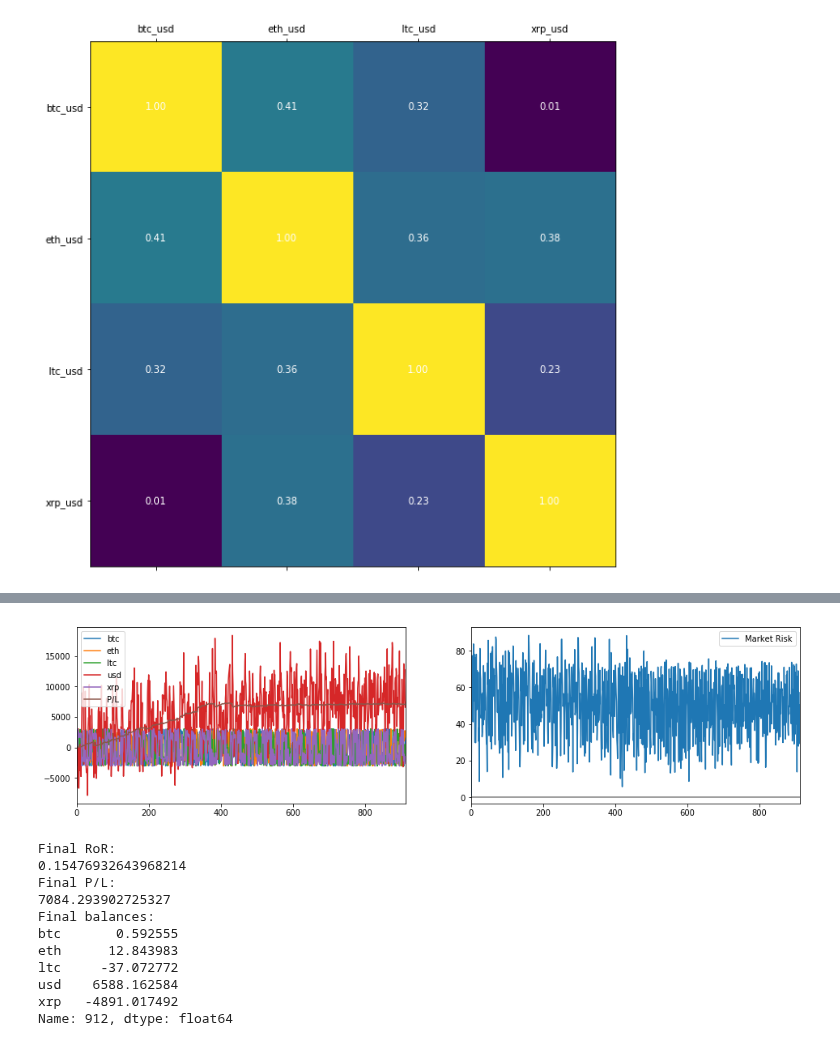
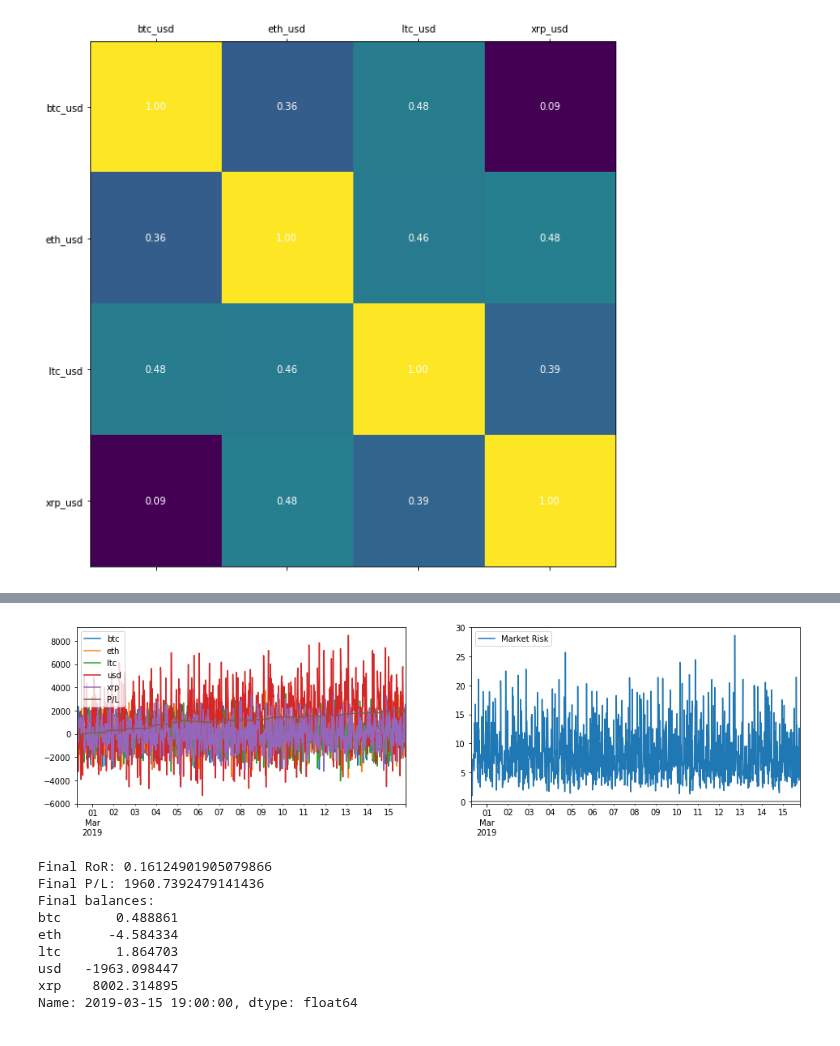
Before and after one commit to cambrian/quant, a Jupyter notebook: research/analysis.ipynb, the cells around one changed output, grey strips where cells are left out. Saved outputs shown, nothing was run; the diff lists cells and outputs as text; code cells hidden in the pictures.

Commit message:
better data processing

```diff
--- a/research/analysis.ipynb
+++ b/research/analysis.ipynb
@@ -19,5 +22,5 @@ Requirement already satisfied: scikit-learn in /usr/local/lib/python3.7/site-pac
 Requirement already satisfied: scipy>=0.13.3 in /usr/local/lib/python3.7/site-packages (from scikit-learn->sklearn) (1.2.1)
 # %%
-currencies = ['usd', 'btc', 'eth', 'ltc', 'xrp']
+currencies = ['usd', 'btc', 'eth', 'ltc', 'xrp', 'eos']
 pairs = [c + '_usd' for c in currencies if c != 'usd']
 volume_keys = [c + '_tx_volume' for c in currencies if c != 'usd']
@@ -29,10 +39,10 @@ def prep_data(file):
     volumes = [{(k.partition('_')[0] + '_usd'):v for k,v in x.items() if k in volume_keys} for x in data]
     return { 'prices': pd.DataFrame(prices, index = dates), 'volumes': pd.DataFrame(volumes, index = dates)}
 
-def reduce_data(data, group_size):
+def reduce_data(data, resampling):
     '''Averages prices, sums volumes'''
-    prices = data['prices'].groupby(np.arange(len(data['prices']))//group_size).mean()
-    volumes = data['volumes'].groupby(np.arange(len(data['volumes']))//group_size).sum()
+    prices = data['prices'].resample(resampling).mean().fillna(method='ffill')
+    volumes = data['volumes'].resample(resampling).sum().fillna(method='ffill')
     return { 'prices': prices, 'volumes': volumes }
 
 def viz_data(data):
@@ -48,6 +58,8 @@ def data_currencies(data):
 
 data = prep_data('data.p')
 viz_data(data)
-data_15min = reduce_data(prep_data('data-minute.p'), 15)
-viz_data(data_15min)
+data_min = prep_data('data-minute.p')
+data_5min = reduce_data(data_min, '5Min')
+data_15min = reduce_data(data_min, '15Min')
+viz_data(data_5min)
 # %% [output]
@@ -108,9 +121,10 @@ def evaluate(strategy, data, fees = 0):
     balances_ = []
     balance_values = []
     risks = []
-    diff_stddevs = data['prices'].diff().std()
+    price_diffs = data['prices'].diff().iloc[1:]
+    diff_stddevs = price_diffs.std()
     diff_pca = PCA(n_components=0.997)
-    diff_pca.fit(data['prices'].diff().iloc[1:])
+    diff_pca.fit(price_diffs)
     pcs = pd.DataFrame(diff_pca.components_, columns = data['prices'].columns)
     for (date, prices) in data['prices'].iterrows():
         volumes = data['volumes'].loc[date]
@@ -133,8 +147,11 @@ def evaluate(strategy, data, fees = 0):
         'risks': pd.DataFrame(risks, index=dates, columns=["Market Risk"])
     }
 
+def return_on_risk(results):
+    return results['P/L'].iloc[-1, 0] / results['risks'].values.sum()
+
 def plot_results(results):
-    '''Plots balances (with P/L) and cumulative return on risk (RoR) for the given strategy evaluation
+    '''Plots balances (with P/L) and market risk over time for the given strategy results.
 
     Note: RoRs are per-tick. They are NOT comparable across time scales.'''
     fig, axs = plt.subplots(1,2, figsize=(16, 4))
@@ -143,10 +160,8 @@ def plot_results(results):
     results['risks'].plot(ax=axs[1])
     axs[1].axhline(0, color='grey')
     plt.show()
-    print('Final RoR:')
-    print(results['P/L'].iloc[-1, 0] / results['risks'].values.sum())
-    print('Final P/L:')
-    print(results['P/L'].iloc[-1, 0])
+    print('Final RoR: {0}'.format(return_on_risk(results)))
+    print('Final P/L: {0}'.format(results['P/L'].iloc[-1, 0]))
     print('Final balances:')
     print(results['balances'].iloc[-1])
 # %%
@@ -205,8 +218,8 @@ class StatArb(Strategy):
 
         df = pd.DataFrame(np.array(self.moving_prices_history), columns = prices.index)
 
-        # subsampling
-        df = df.groupby(np.arange(len(df)) // self.correlation_subsampling).mean()
+#         # subsampling
+#         df = df.groupby(np.arange(len(df)) // self.correlation_subsampling).mean()
 
         # Calculates fair movements by averaging correlated movements between all pairs, weighted by r^2
         # Concretely:
@@ -234,5 +247,5 @@ class StatArb(Strategy):
 
         return orders
 
-plot_results(evaluate(StatArb(correlation_window_size = 32, movement_half_life = 1, size = 1000, min_edge = 0.25), data))
+plot_results(evaluate(StatArb(correlation_window_size = 48, movement_half_life = .01, size = 1000, min_edge = 0.25), data))
 # %% [output]
@@ -240,15 +262,13 @@ AttributeError: 'StatArb' object has no attribute 'moving_volumes'
 # %%
-plot_results(evaluate(StatArb(correlation_window_size = 3, movement_half_life = 1, size = 1000, min_edge = 0.05), data_15min))
+plot_results(evaluate(StatArb(correlation_window_size = 8, movement_half_life = 2, size = 1000, min_edge = 0.05), data_15min))
 # %% [output]
-[figure, old version]
+[figure, new version]
-Final RoR:
-0.15476932643968214
-Final P/L:
-7084.293902725327
+Final RoR: 0.16124901905079866
+Final P/L: 1960.7392479141436
 Final balances:
-btc       0.592555
-eth      12.843983
-ltc     -37.072772
-usd    6588.162584
-xrp   -4891.017492
-Name: 912, dtype: float64
+btc       0.488861
+eth      -4.584334
+ltc       1.864703
+usd   -1963.098447
+xrp    8002.314895
+Name: 2019-03-15 19:00:00, dtype: float64
```
Also changed, not shown: parts of 7 cells of this notebook, 6 other files.
